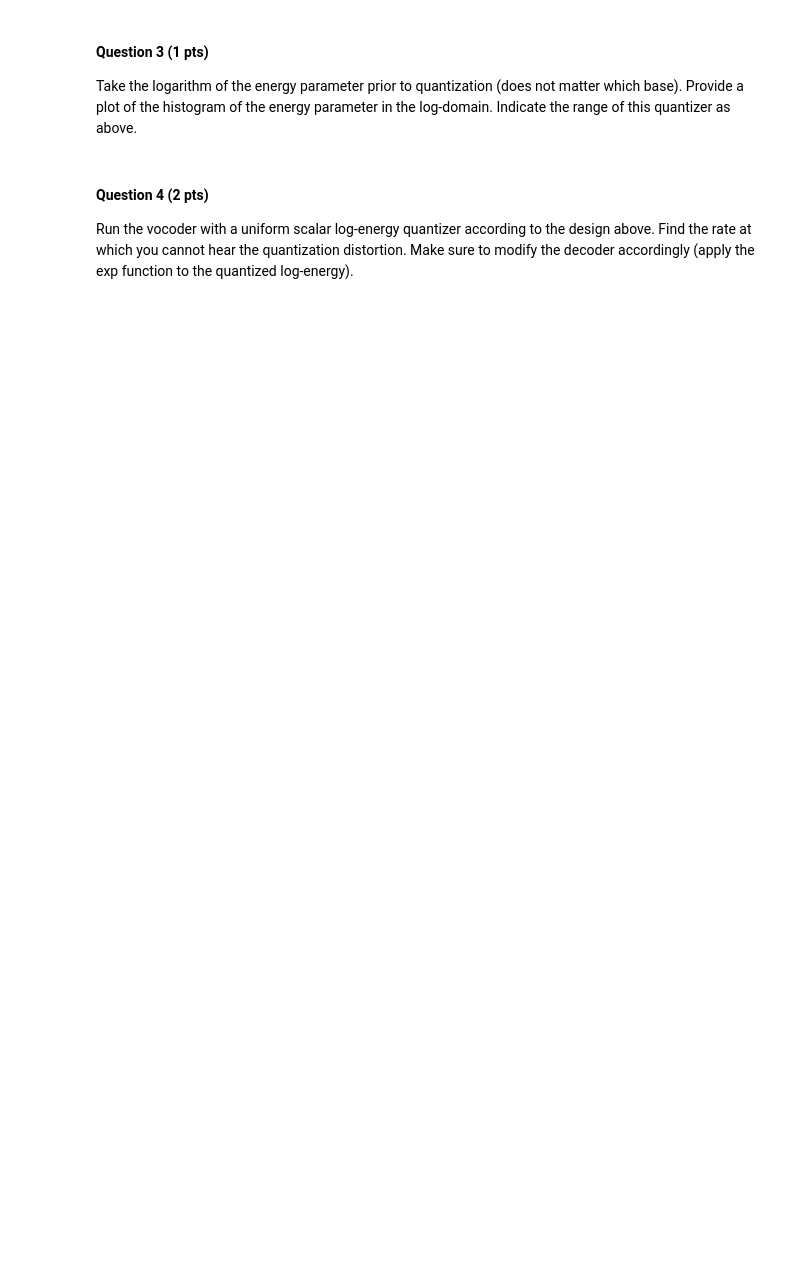
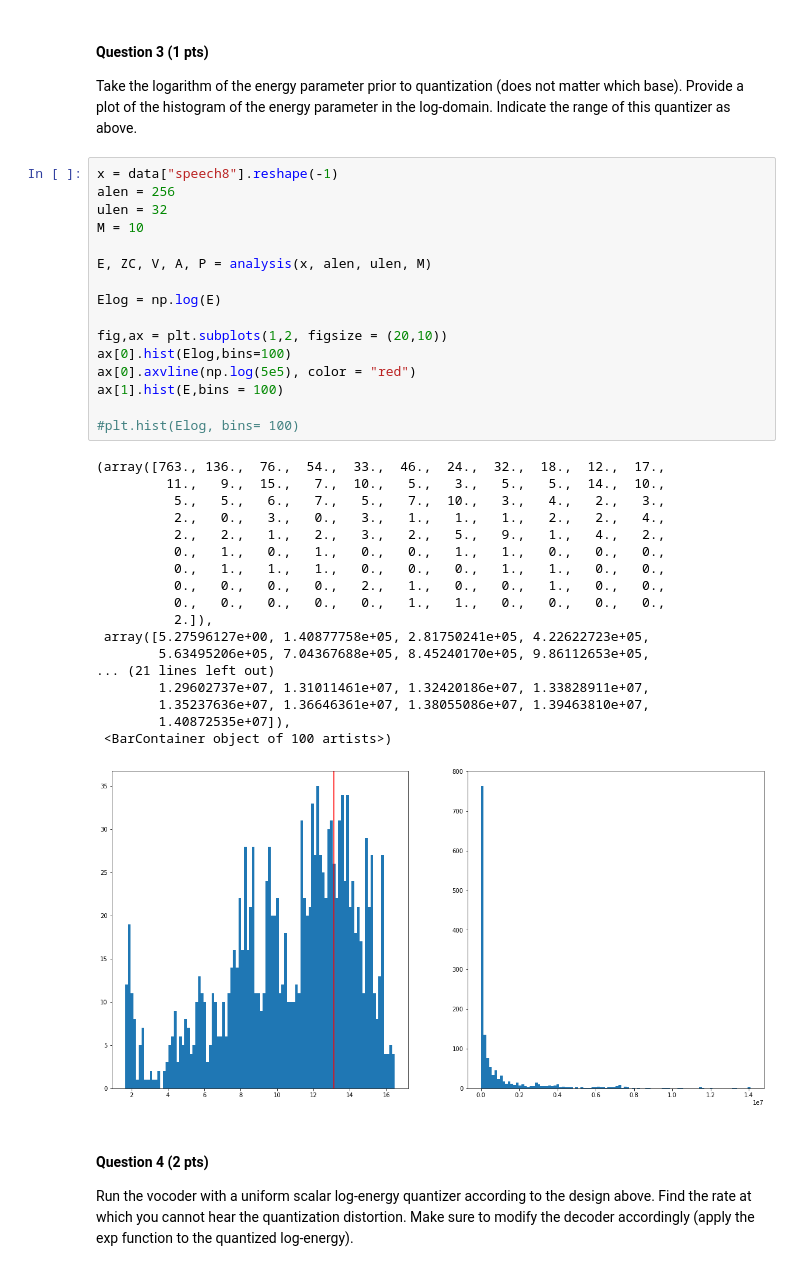
Before and after one commit to bossersimon/EQ2321, a Jupyter notebook: lab2/assignment_2.ipynb, the cells around one changed output. Saved outputs shown, nothing was run; the diff lists cells and outputs as text; blank space fills up the shorter version.

```diff
--- a/lab2/assignment_2.ipynb
+++ b/lab2/assignment_2.ipynb
@@ -149,6 +323,41 @@ Find the rate at which you cannot hear the quantization distortion.
 Take the logarithm of the energy parameter prior to quantization (does not matter which base).
 Provide a plot of the histogram of the energy parameter in the log-domain.
 Indicate the range of this quantizer as above.
+# %%
+x = data["speech8"].reshape(-1)
+alen = 256
+ulen = 32
+M = 10
+
+E, ZC, V, A, P = analysis(x, alen, ulen, M)
+
+Elog = np.log(E)
+
+fig,ax = plt.subplots(1,2, figsize = (20,10))
+ax[0].hist(Elog,bins=100)
+ax[0].axvline(np.log(5e5), color = "red")
+ax[1].hist(E,bins = 100)
+
+#plt.hist(Elog, bins= 100)
+# %% [output]
+(array([763., 136.,  76.,  54.,  33.,  46.,  24.,  32.,  18.,  12.,  17.,
+         11.,   9.,  15.,   7.,  10.,   5.,   3.,   5.,   5.,  14.,  10.,
+          5.,   5.,   6.,   7.,   5.,   7.,  10.,   3.,   4.,   2.,   3.,
+          2.,   0.,   3.,   0.,   3.,   1.,   1.,   1.,   2.,   2.,   4.,
+          2.,   2.,   1.,   2.,   3.,   2.,   5.,   9.,   1.,   4.,   2.,
+          0.,   1.,   0.,   1.,   0.,   0.,   1.,   1.,   0.,   0.,   0.,
+          0.,   1.,   1.,   1.,   0.,   0.,   0.,   1.,   1.,   0.,   0.,
+          0.,   0.,   0.,   0.,   2.,   1.,   0.,   0.,   1.,   0.,   0.,
+          0.,   0.,   0.,   0.,   0.,   1.,   1.,   0.,   0.,   0.,   0.,
+          2.]),
+ array([5.27596127e+00, 1.40877758e+05, 2.81750241e+05, 4.22622723e+05,
+        5.63495206e+05, 7.04367688e+05, 8.45240170e+05, 9.86112653e+05,
+... (21 lines left out)
+        1.29602737e+07, 1.31011461e+07, 1.32420186e+07, 1.33828911e+07,
+        1.35237636e+07, 1.36646361e+07, 1.38055086e+07, 1.39463810e+07,
+        1.40872535e+07]),
+ <BarContainer object of 100 artists>)
+[figure, added]
 # %% [markdown]
 #### Question 4 (2 pts)
 
```
Also changed, not shown: parts of 11 cells of this notebook.
